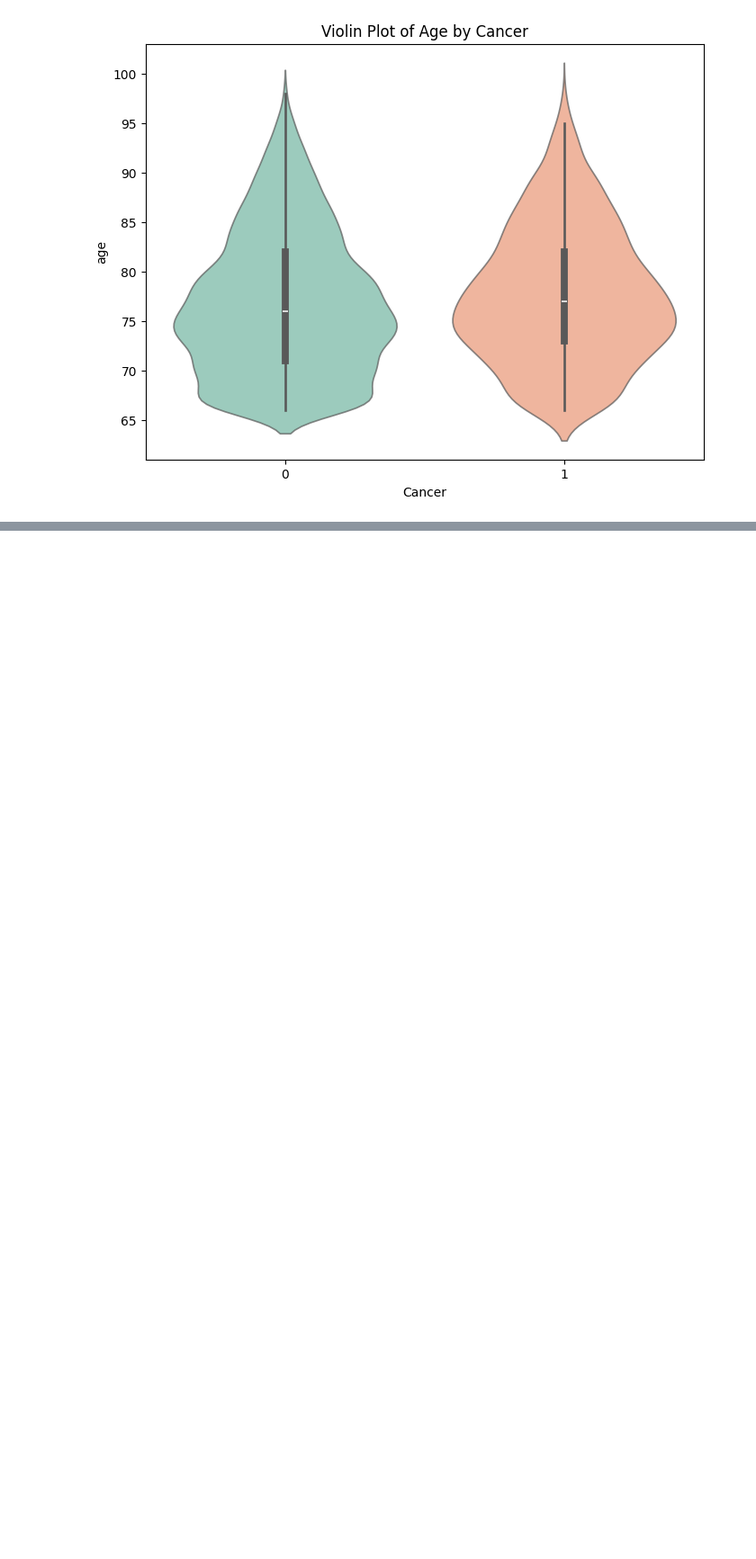
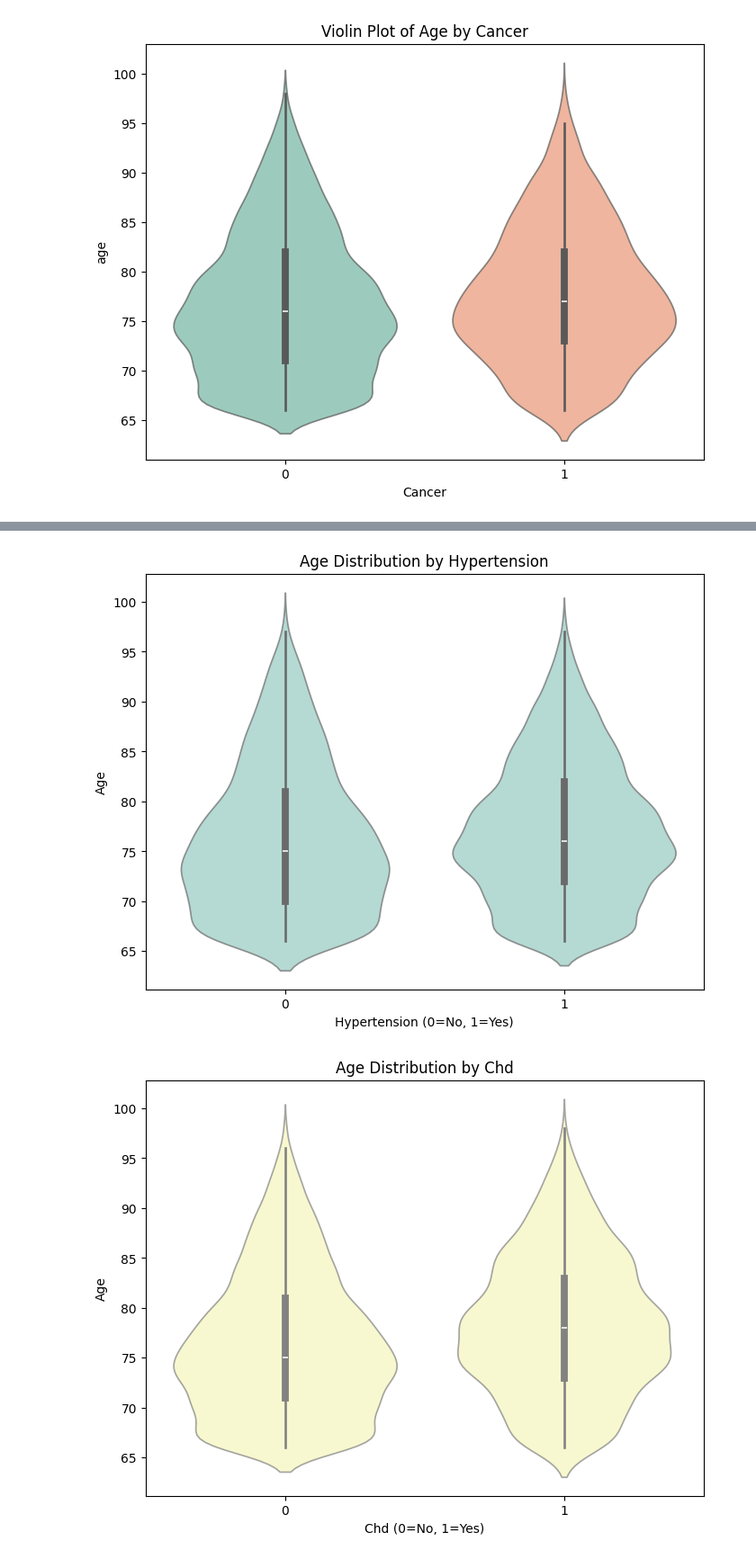
Before and after one commit to seoserang/phys255ml, a Jupyter notebook: 100 Final Project/finalproject.ipynb, the cells around one changed output, grey strips where cells are left out. Shown at 90% size. Cells and saved outputs as stored; diff of their text form; code cells hidden in the pictures; blank space fills up the shorter version.

```diff
--- a/100 Final Project/finalproject.ipynb
+++ b/100 Final Project/finalproject.ipynb
@@ -237,0 +310,25 @@ plt.show()
+# %%
+import matplotlib.pyplot as plt
+import seaborn as sns
+from matplotlib.patches import Patch
+
+# List of conditions (exclude male_gender and age)
+conditions = ['Hypertension', 'CHD', 'Lipid_disorder', 'Stroke',
+              'Heart_failure', 'Cancer', 'Diabetes', 'COPD',
+              'Osteoporosis', 'Chronic_kidney_disease']
+
+# Color palette for conditions
+colors = plt.cm.Set3(range(len(conditions)))
+
+# Create separate plots
+for condition, color in zip(conditions, colors):
+    plt.figure(figsize=(8, 6))
+    sns.violinplot(data=dropnaset, x=condition, y='age',
+                   color=color, alpha=0.7)
+    plt.title(f'Age Distribution by {condition.replace("_", " ").title()}')
+    plt.xlabel(f'{condition.replace("_", " ").title()} (0=No, 1=Yes)')
+    plt.ylabel('Age')
+    plt.show()
+# %% [output]
+[figure, added]
+[figure, added]
```
Also changed, not shown: parts of 5 cells of this notebook.
